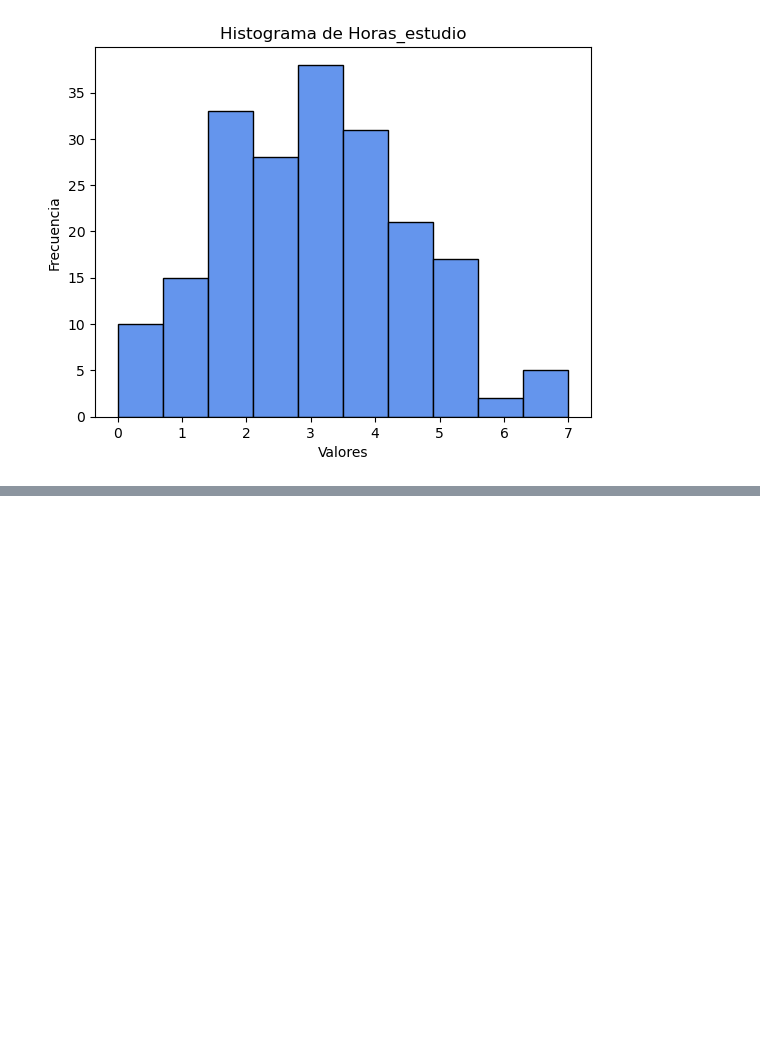
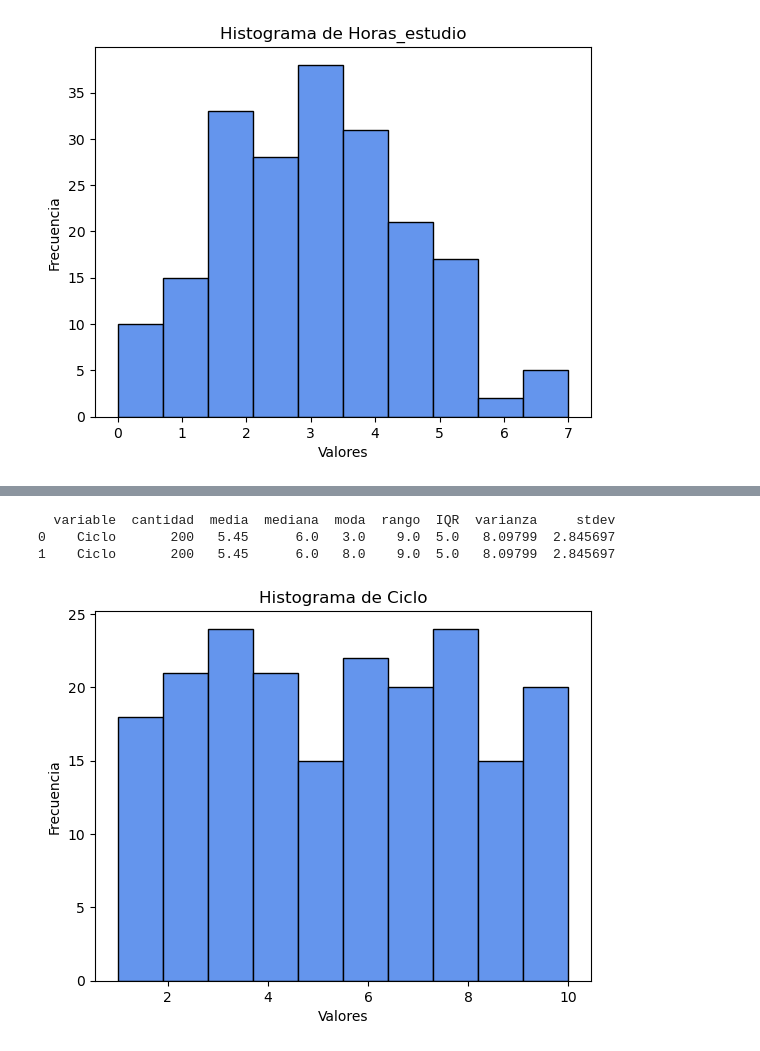
Before and after one commit to Lupinthethird2/GrupoLP2, a Jupyter notebook: proyecto_1.ipynb, the cells around one changed output, grey strips where cells are left out. Cells and saved outputs as stored; diff of their text form; code cells hidden in the pictures; blank space fills up the shorter version.

```diff
--- a/proyecto_1.ipynb
+++ b/proyecto_1.ipynb
@@ -284,0 +317,15 @@ analizador_estudio.bar_plot()
+# %%
+# Prueba Cuantitativa (Ciclo)
+datos_ciclo = df_unalm["Ciclo"].tolist()
+analizador_ciclo = EstadisticasNum("Ciclo", datos_ciclo)
+
+# Mostrar resumen (opcional)
+print(analizador_ciclo.summary())
+
+# Gráfico de barras
+analizador_ciclo.bar_plot()
+# %% [output]
+  variable  cantidad  media  mediana  moda  rango  IQR  varianza     stdev
+0    Ciclo       200   5.45      6.0   3.0    9.0  5.0   8.09799  2.845697
+1    Ciclo       200   5.45      6.0   8.0    9.0  5.0   8.09799  2.845697
+[figure, added]
```
Also changed, not shown: parts of 6 cells of this notebook.
